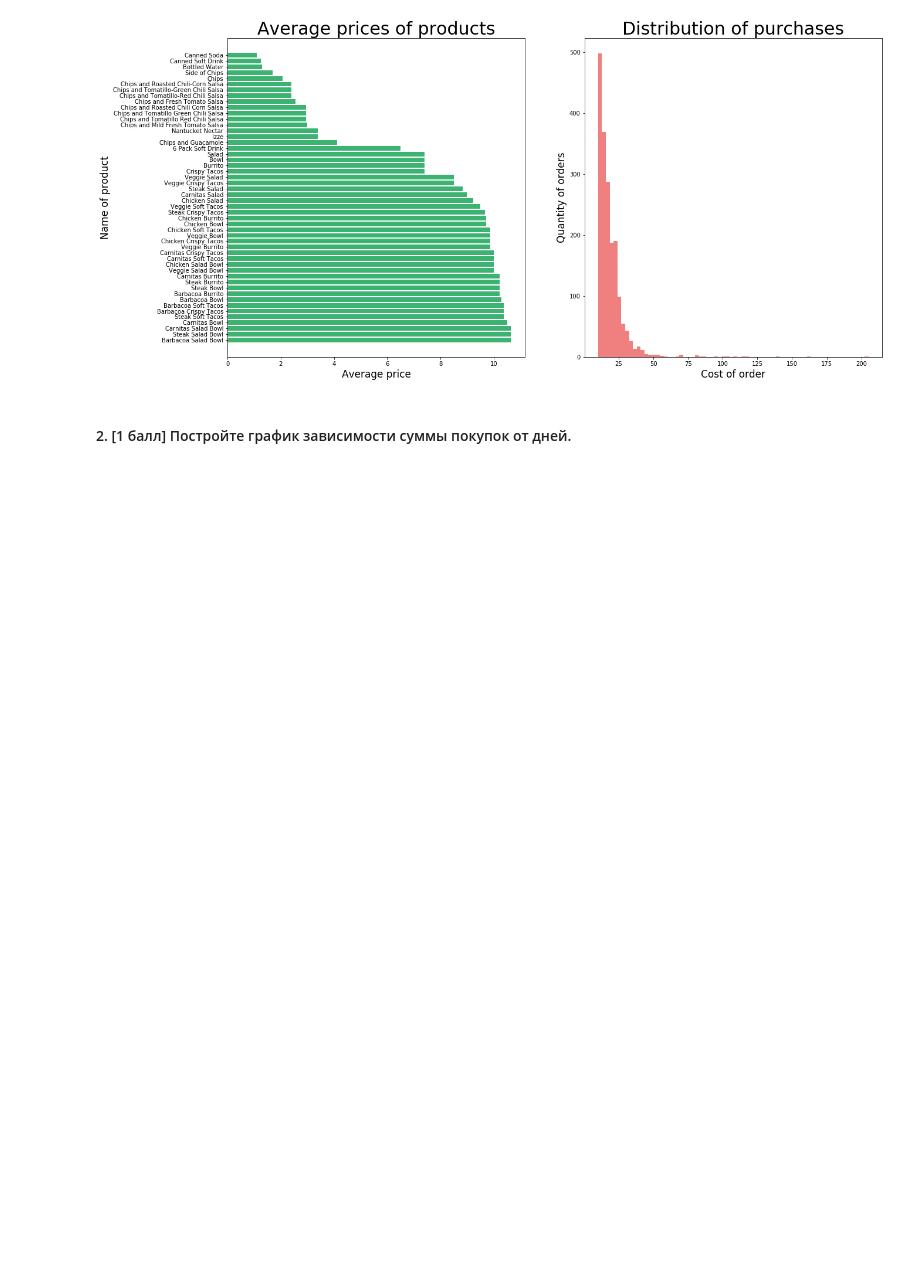
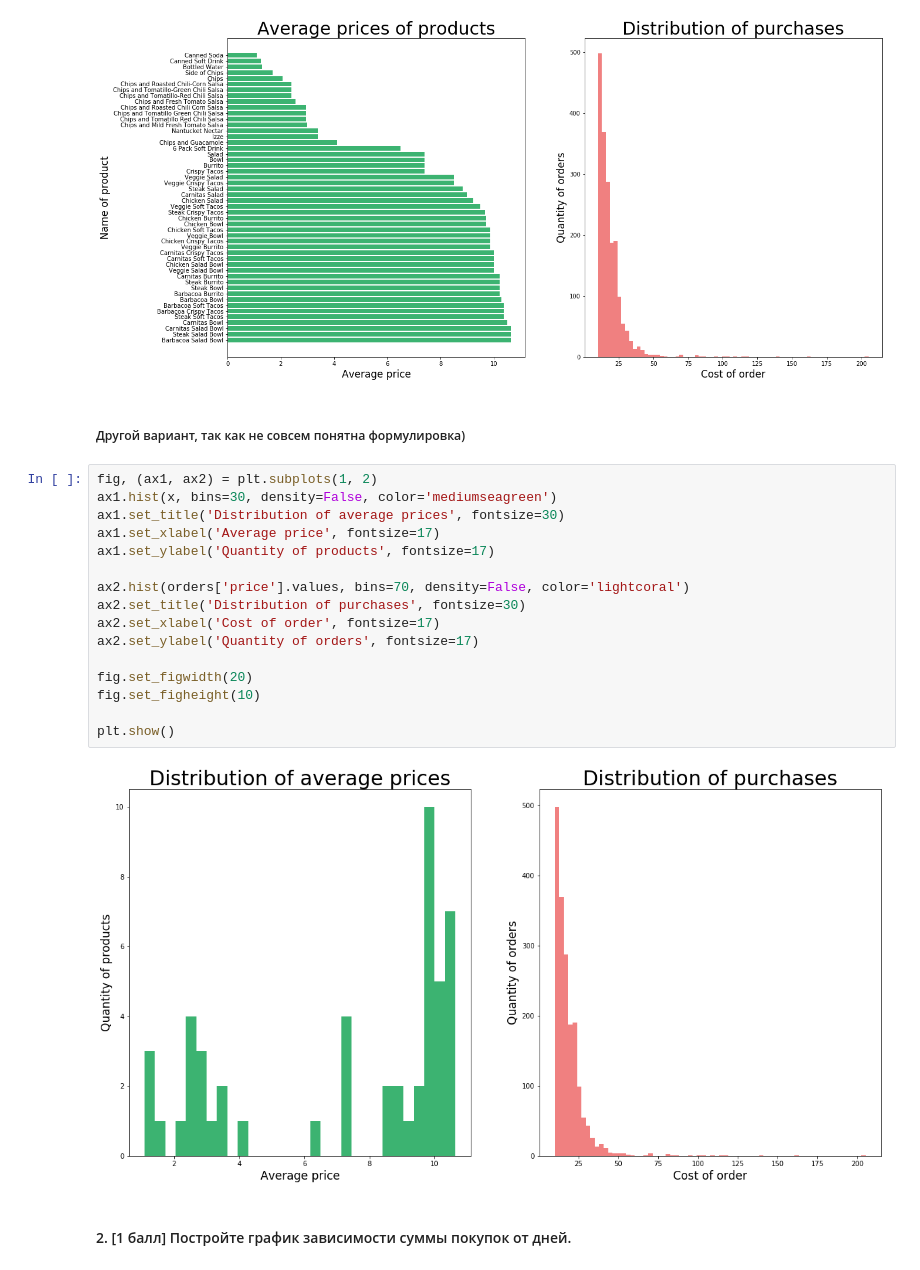
Before and after one commit to hse-mlearn/ha-01-IvanPomidor, a Jupyter notebook: homework-practice-01.ipynb, the cells around one changed output. Cells and saved outputs as stored; diff of their text form; blank space fills up the shorter version.

```diff
--- a/homework-practice-01.ipynb
+++ b/homework-practice-01.ipynb
@@ -401,6 +401,26 @@ fig.set_figheight(10)
 plt.show()
 # %% [output]
 [figure]
+# %% [markdown]
+##### Другой вариант, так как не совсем понятна формулировка)
+# %%
+fig, (ax1, ax2) = plt.subplots(1, 2)
+ax1.hist(x, bins=30, density=False, color='mediumseagreen')
+ax1.set_title('Distribution of average prices', fontsize=30)
+ax1.set_xlabel('Average price', fontsize=17)
+ax1.set_ylabel('Quantity of products', fontsize=17)
+
+ax2.hist(orders['price'].values, bins=70, density=False, color='lightcoral')
+ax2.set_title('Distribution of purchases', fontsize=30)
+ax2.set_xlabel('Cost of order', fontsize=17)
+ax2.set_ylabel('Quantity of orders', fontsize=17)
+
+fig.set_figwidth(20)
+fig.set_figheight(10)
+
+plt.show()
+# %% [output]
+[figure, added]
 # %% [markdown]
 #### 2. [1 балл] Постройте график зависимости суммы покупок от дней.
 # %%
```
Also changed, not shown: parts of 6 cells of this notebook.
